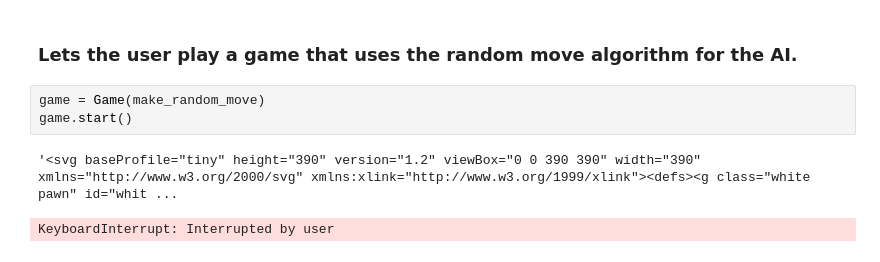
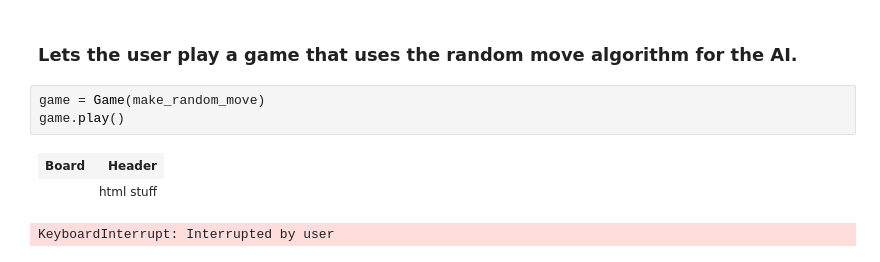
Before and after one commit to MoritzMueller2508/ChessAI_Implementation, a Jupyter notebook: RandomAlgorithm.ipynb, the cells around one changed output. Cells and saved outputs as stored; diff of their text form.

```diff
--- a/RandomAlgorithm.ipynb
+++ b/RandomAlgorithm.ipynb
@@ -28,10 +38,11 @@ def make_random_move(board):
 ### Lets the user play a game that uses the random move algorithm for the AI.
 # %%
 game = Game(make_random_move)
-game.start()
+game.play()
 # %% [output]
+| Board | Header |
+|  | html stuff |
-'<svg baseProfile="tiny" height="390" version="1.2" viewBox="0 0 390 390" width="390" xmlns="http://www.w3.org/2000/svg" xmlns:xlink="http://www.w3.org/1999/xlink"><defs><g class="white pawn" id="whit ...
+KeyboardInterrupt: Interrupted by user
-KeyboardInterrupt: Interrupted by user
 # %% [markdown]
 <a style='text-decoration:none;line-height:16px;display:flex;color:#5B5B62;padding:10px;justify-content:end;' href='https://deepnote.com?utm_source=created-in-deepnote-cell&projectId=d6ce9acd-52c5-4422-904d-8424da19408b' target="_blank">
 <img alt='Created in deepnote.com' style='display:inline;max-height:16px;margin:0px;margin-right:7.5px;' src='embedded-picture-1' > </img>
```
Also changed, not shown: parts of 4 cells of this notebook, 7 other files.
